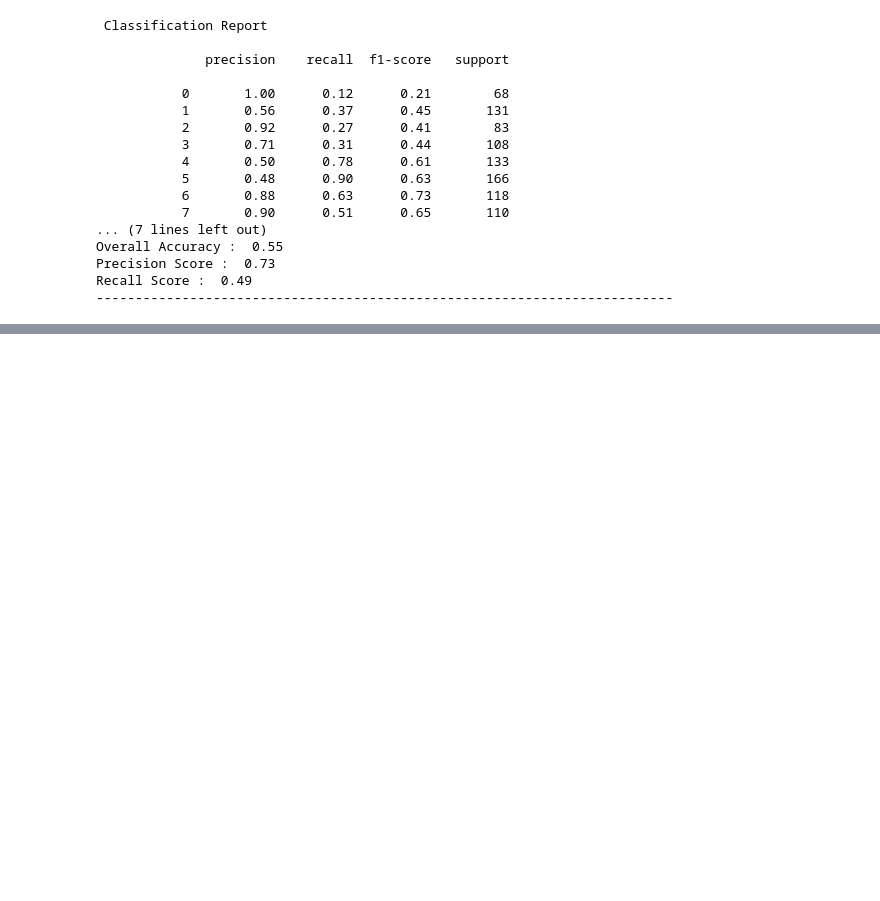
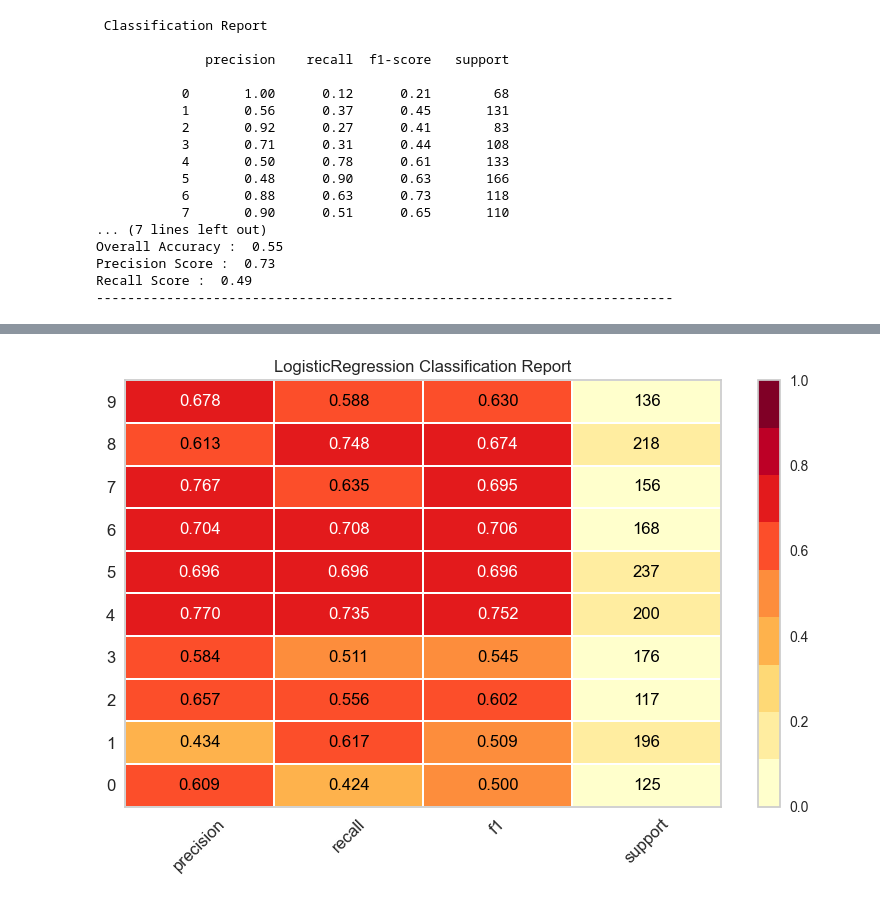
Before and after one commit to liuying611/ENLP, a Jupyter notebook: use_PyCaret.ipynb, the cells around one changed output, grey strips where cells are left out. Drawn from its saved outputs; the diff is of its cells as text; code cells hidden in the pictures; blank space fills up the shorter version.

```diff
--- a/use_PyCaret.ipynb
+++ b/use_PyCaret.ipynb
@@ -422,0 +619,3 @@ Recall Score :  0.49
+# %%
+plot_model(best_bow, plot='class_report')
+# %% [output]
@@ -422,0 +623 @@ Recall Score :  0.49
+[figure, added]
```
Also changed, not shown: parts of 24 cells of this notebook, 2 other files.
